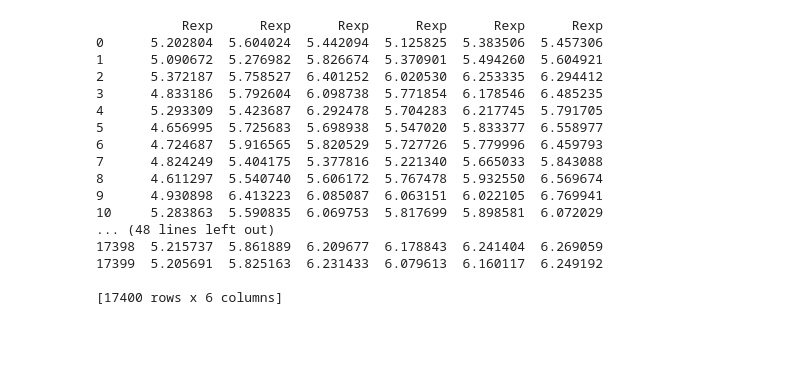
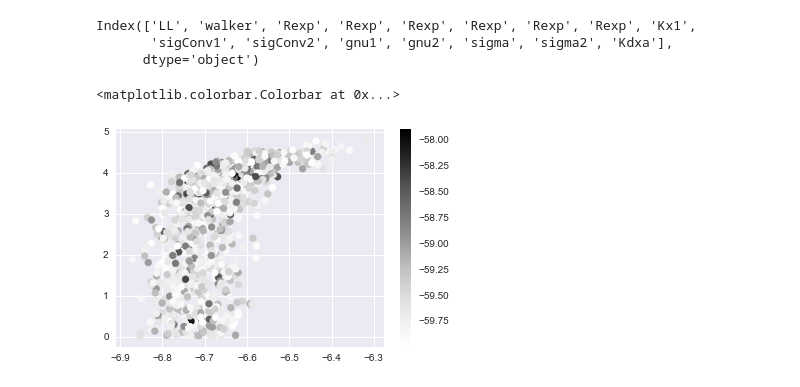
Before and after one commit to meyer-lab/FcgR-binding, a Jupyter notebook: Chain Analysis.ipynb, the cells around one changed output. Drawn from its saved outputs; the diff is of its cells as text; code cells hidden in the pictures; blank space fills up the shorter version.

```diff
--- a/Chain Analysis.ipynb
+++ b/Chain Analysis.ipynb
@@ -4,8 +4,9 @@
 from recepmod.figures import Figure2
 from recepmod.StoneHelper import read_chain
 import seaborn as sns
+import matplotlib.pyplot as plt
 sns.set_style
 
 M, dset = read_chain("./recepmod/data/test_chain.h5")
 
-f = Figure2.violinPlot(dset)
+dset = dset.loc[dset['LL'] > -60,:]
@@ -14,20 +13,12 @@ f = Figure2.violinPlot(dset)
-# %%
-print(dset[['Rexp']])
-# %% [output]
-           Rexp      Rexp      Rexp      Rexp      Rexp      Rexp
-0      5.202804  5.604024  5.442094  5.125825  5.383506  5.457306
-1      5.090672  5.276982  5.826674  5.370901  5.494260  5.604921
-2      5.372187  5.758527  6.401252  6.020530  6.253335  6.294412
-3      4.833186  5.792604  6.098738  5.771854  6.178546  6.485235
-4      5.293309  5.423687  6.292478  5.704283  6.217745  5.791705
-5      4.656995  5.725683  5.698938  5.547020  5.833377  6.558977
-6      4.724687  5.916565  5.820529  5.727726  5.779996  6.459793
-7      4.824249  5.404175  5.377816  5.221340  5.665033  5.843088
-8      4.611297  5.540740  5.606172  5.767478  5.932550  6.569674
-9      4.930898  6.413223  6.085087  6.063151  6.022105  6.769941
-10     5.283863  5.590835  6.069753  5.817699  5.898581  6.072029
-... (48 lines left out)
-17398  5.215737  5.861889  6.209677  6.178843  6.241404  6.269059
-17399  5.205691  5.825163  6.231433  6.079613  6.160117  6.249192
-
-[17400 rows x 6 columns]
+# %%
+print(dset.columns)
+
+s = plt.scatter(dset[[8]], dset[[15]], c = dset[['LL']])
+
+plt.colorbar(s)
+# %% [output]
+Index(['LL', 'walker', 'Rexp', 'Rexp', 'Rexp', 'Rexp', 'Rexp', 'Rexp', 'Kx1',
+       'sigConv1', 'sigConv2', 'gnu1', 'gnu2', 'sigma', 'sigma2', 'Kdxa'],
+      dtype='object')
+<matplotlib.colorbar.Colorbar at 0x...>
+[figure, added]
```
Also changed, not shown: parts of 2 cells of this notebook, 2 other files.
